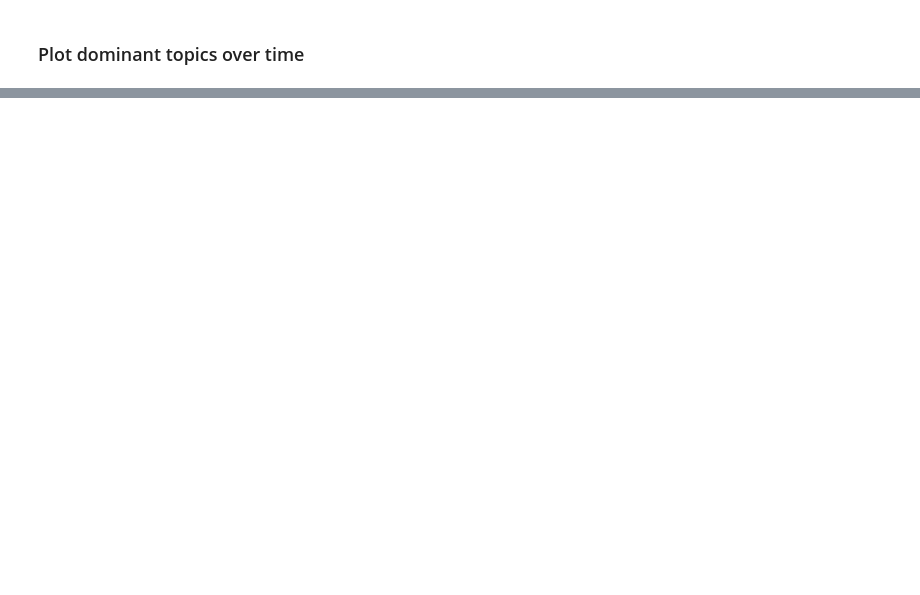
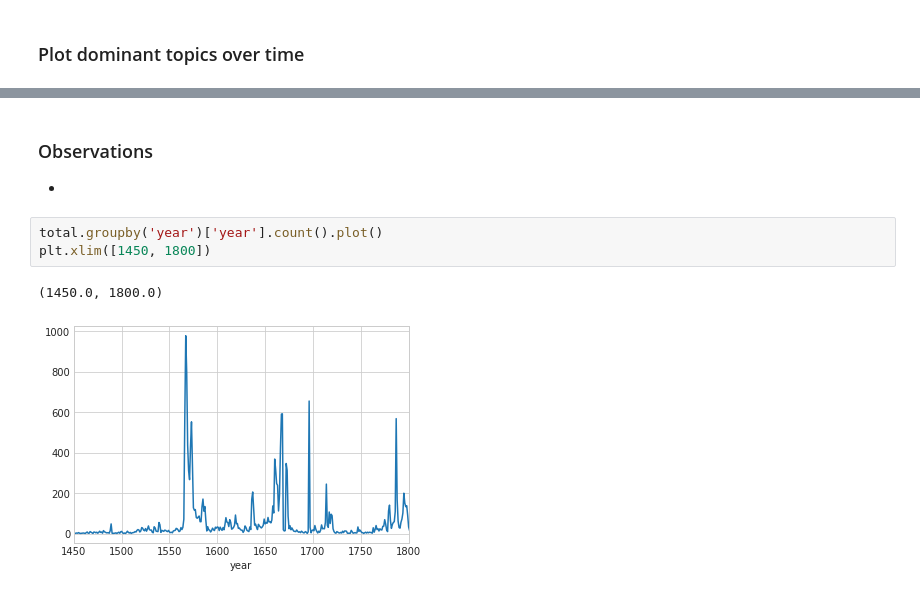
Before and after one commit to centre-for-humanities-computing/dutch-chronicles, a Jupyter notebook: notebooks/top2vec_analysis.ipynb, the cells around one changed output, grey strips where cells are left out. Saved outputs shown, nothing was run; the diff lists cells and outputs as text; blank space fills up the shorter version.

```diff
--- a/notebooks/top2vec_analysis.ipynb
+++ b/notebooks/top2vec_analysis.ipynb
@@ -90,0 +88,10 @@ dtype: float64
+# %% [markdown]
+### Observations
+
+-
+# %%
+total.groupby('year')['year'].count().plot()
+plt.xlim([1450, 1800])
+# %% [output]
+(1450.0, 1800.0)
+[figure, added]
```
Also changed, not shown: parts of 15 cells of this notebook, 2 other files.
